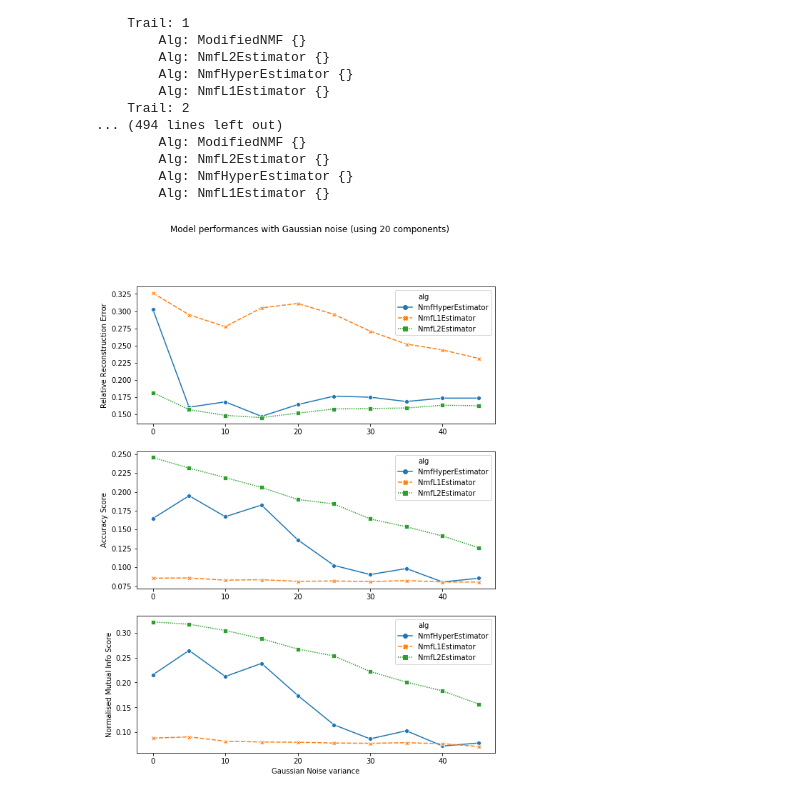
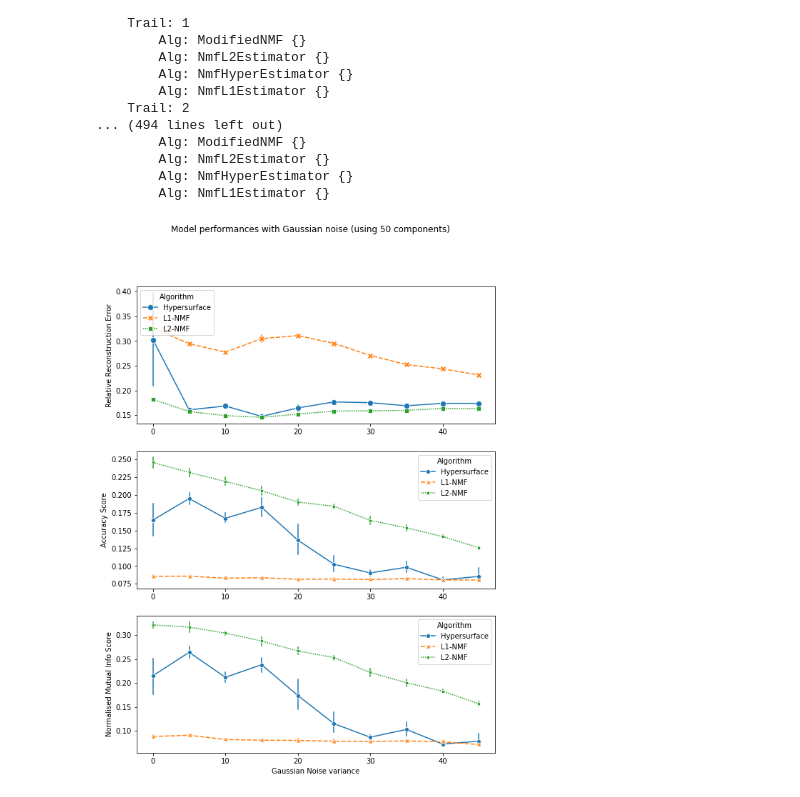
Before and after one commit to Dovermore/COMP5328NMF, a Jupyter notebook: src/assignment_CroppedYaleB.ipynb, the cells around one changed output. Drawn from its saved outputs; the diff is of its cells as text; code cells hidden in the pictures.

```diff
--- a/src/assignment_CroppedYaleB.ipynb
+++ b/src/assignment_CroppedYaleB.ipynb
@@ -471,71 +404,70 @@ evaluations_g_grouped.to_csv(csv_path/'Performance_g_scaled_90%.csv')
 evaluations_g_grouped_idxreset = evaluations_g_grouped.reset_index()
 # %%
 # Plotting RRE, Accuracy and NMI scores against different Gaussian noises for n_components=50
+evaluations_g = evaluations_g.sort_values('alg', axis=0)
+
 fig = plt.figure(figsize=[9, 12])
 
 ax = fig.add_subplot(311)
 sns.lineplot(
     x="sigma",
-    y="rre_mean",
+    y="rre",
     hue="alg",
-    #size="n_components",
     style="alg",
-    data=evaluations_g_grouped_idxreset.query("alg=='NmfL2Estimator' or alg=='NmfHyperEstimator' or alg=='NmfL1Estimator'"),
+    data=evaluations_g.query("alg=='NmfL2Estimator' or alg=='NmfHyperEstimator' or alg=='NmfL1Estimator'"),
+    estimator='mean',
+    ci=95,
+    n_boot=1000,
+    markers=True,
+    markersize=8,
+    seed=None,
+    sort=True,
+    err_style='bars',
+)
+ax.set_xlabel('')
+ax.set_ylabel("Relative Reconstruction Error")
+ax.legend(title="Algorithm", loc="upper left", labels=['Hypersurface','L1-NMF','L2-NMF'])
+
+ax = fig.add_subplot(312)
+sns.lineplot(
+    x="sigma",
+    y="acc_score",
+    hue="alg",
+    style="alg",
+    data=evaluations_g.query("alg=='NmfL2Estimator' or alg=='NmfHyperEstimator' or alg=='NmfL1Estimator'"),
     estimator='mean',
     ci=95,
     n_boot=1000,
     markers=True,
     seed=None,
     sort=True,
-    err_style='band',
+    err_style='bars',
     #legend='full',
 )
 ax.set_xlabel('')
-ax.set_ylabel("Relative Reconstruction Error")
-#ax.legend(title="Algorithm", loc="upper left", labels=['NMF (sklearn)','L2-NMF','Hypersurface'])
-
-ax = fig.add_subplot(312)
-sns.lineplot(
-    x="sigma",
-    y="acc_mean",
-    hue="alg",
-    #size="n_components",
-    style="alg",
-    data=evaluations_g_grouped_idxreset.query("alg=='NmfL2Estimator' or alg=='NmfHyperEstimator' or alg=='NmfL1Estimator'"),
-    estimator='mean',
-    ci=95,
-    n_boot=1000,
-    markers=True,
-    seed=None,
-    sort=True,
-    err_style='band',
-    legend='full',
-)
-ax.set_xlabel('')
 ax.set_ylabel("Accuracy Score")
-#ax.legend(title="Algorithm", loc="upper right", labels=['NMF (sklearn)','L2-NMF','Hypersurface'])
+ax.legend(title="Algorithm", loc="upper right", labels=['Hypersurface','L1-NMF','L2-NMF'])
 
 ax = fig.add_subplot(313)
 sns.lineplot(
     x="sigma",
-    y="nmi_mean",
+    y="nmi_score",
     hue="alg",
-    #size="n_components",
     style="alg",
-    data=evaluations_g_grouped_idxreset.query("alg=='NmfL2Estimator' or alg=='NmfHyperEstimator' or alg=='NmfL1Estimator'"),
+    data=evaluations_g.query("alg=='NmfL2Estimator' or alg=='NmfHyperEstimator' or alg=='NmfL1Estimator'"),
     estimator='mean',
     ci=95,
     markers=True,
     n_boot=1000,
     seed=None,
     sort=True,
-    err_style='band',
-    legend='full',
+    err_style='bars',
+    #legend='full',
 )
 ax.set_xlabel("Gaussian Noise variance")
 ax.set_ylabel("Normalised Mutual Info Score")
-#ax.legend(title="Algorithm", loc="upper right", labels=['NMF (sklearn)','L2-NMF','Hypersurface'])
-plt.suptitle("Model performances with Gaussian noise (using 20 components)")
-plt.savefig(image_path/"Gaussian_scaled_90%")
+ax.legend(title="Algorithm", loc="upper right", labels=['Hypersurface','L1-NMF','L2-NMF'])
+plt.suptitle("Model performances with Gaussian noise (using 50 components)")
+plt.savefig("Gaussian_scaled_90%")
 # %% [output]
-[figure, old version]
+[figure, new version]
```
Also changed, not shown: parts of 29 cells of this notebook, 2 other files.
